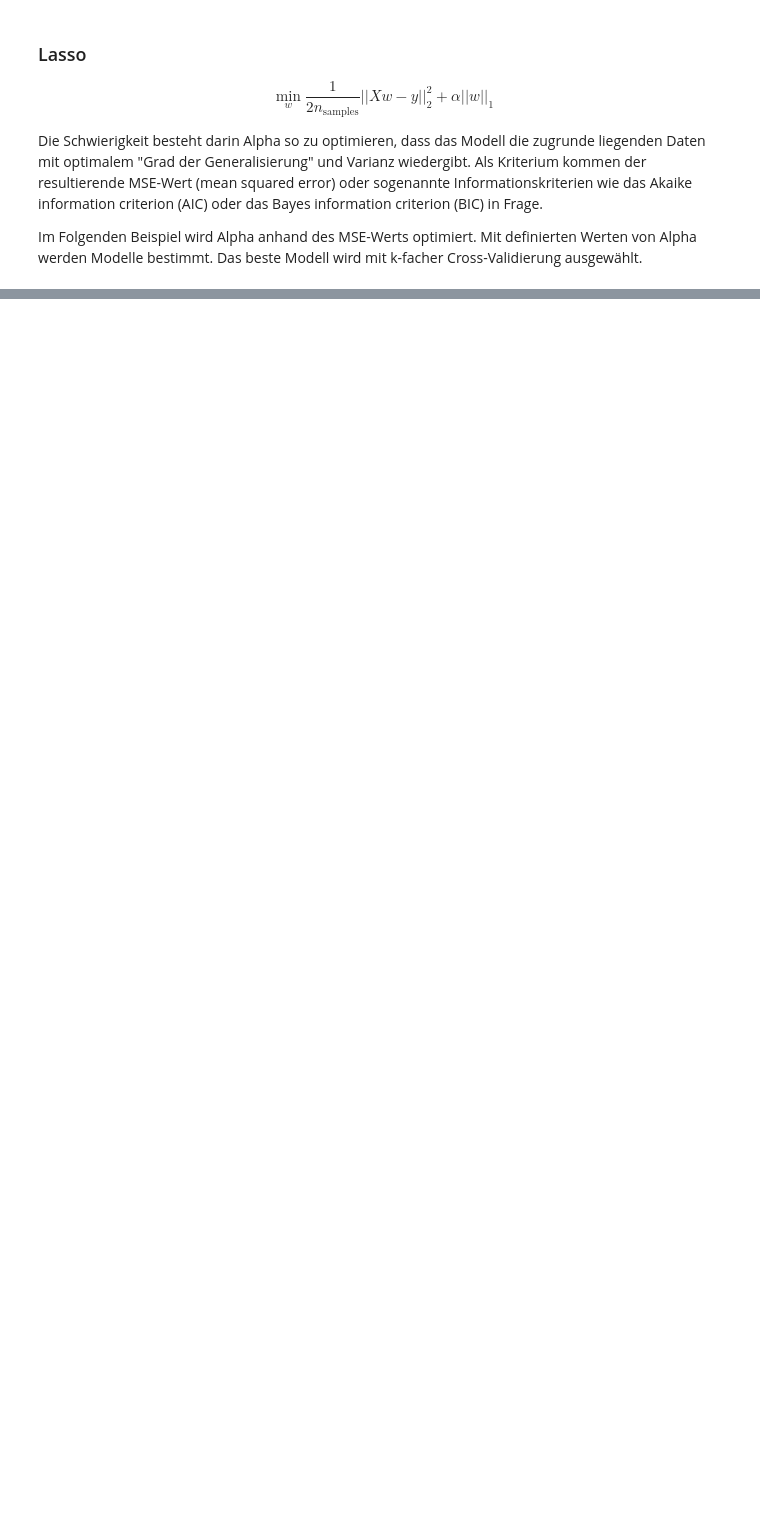
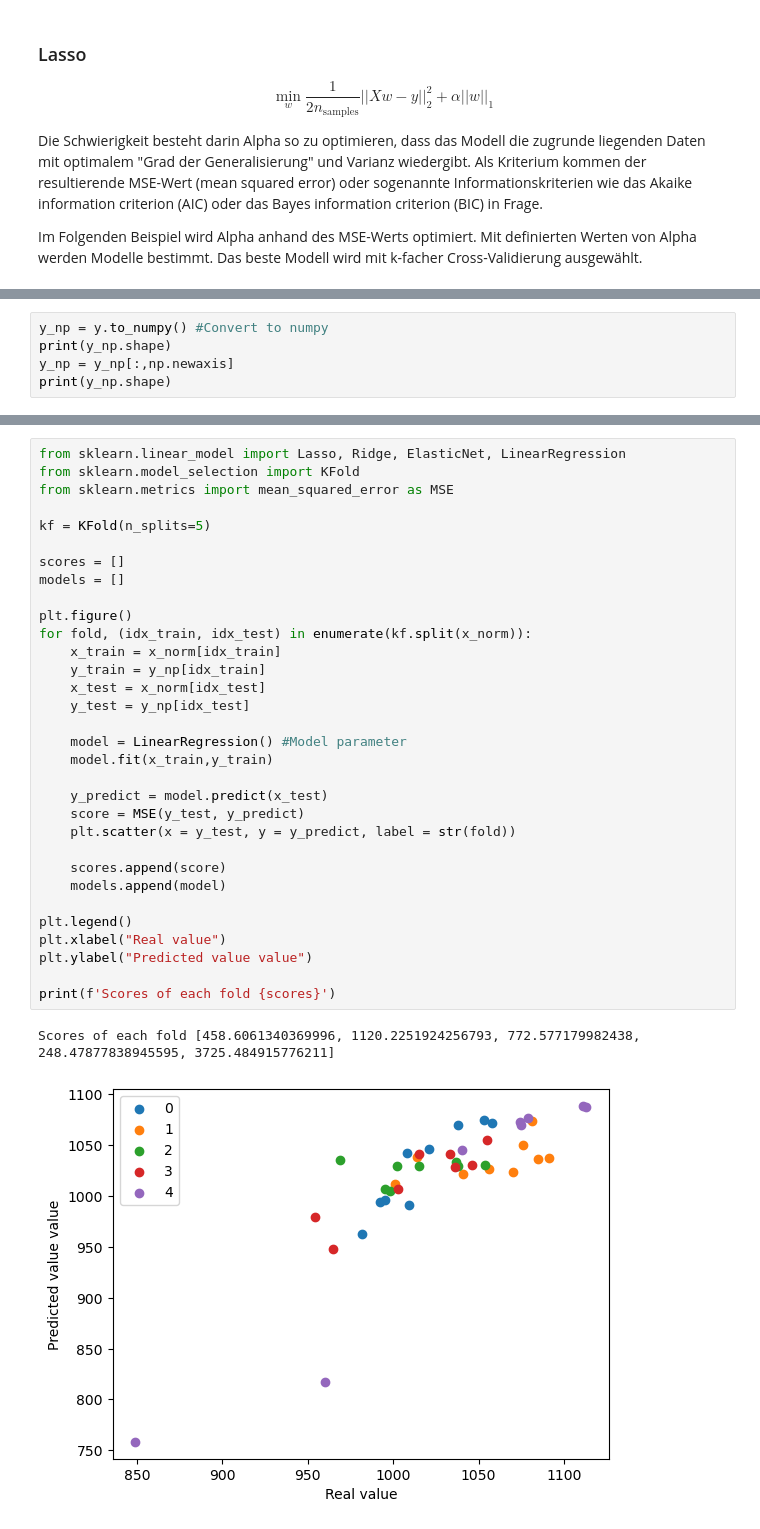
Before and after one commit to RHaeml/MM_ML_L1, a Jupyter notebook: MaschineLearning_Modell.ipynb, the cells around one changed output, grey strips where cells are left out. Saved outputs shown, nothing was run; the diff lists cells and outputs as text; blank space fills up the shorter version.

```diff
--- a/MaschineLearning_Modell.ipynb
+++ b/MaschineLearning_Modell.ipynb
@@ -229,0 +122,5 @@ plt.show()
+# %%
+y_np = y.to_numpy() #Convert to numpy
+print(y_np.shape)
+y_np = y_np[:,np.newaxis]
+print(y_np.shape)
@@ -229,0 +144,35 @@ plt.show()
+# %%
+from sklearn.linear_model import Lasso, Ridge, ElasticNet, LinearRegression
+from sklearn.model_selection import KFold
+from sklearn.metrics import mean_squared_error as MSE
+
+kf = KFold(n_splits=5)
+
+scores = []
+models = []
+
+plt.figure()
+for fold, (idx_train, idx_test) in enumerate(kf.split(x_norm)):
+    x_train = x_norm[idx_train]
+    y_train = y_np[idx_train]
+    x_test = x_norm[idx_test]
+    y_test = y_np[idx_test]
+
+    model = LinearRegression() #Model parameter
+    model.fit(x_train,y_train)
+
+    y_predict = model.predict(x_test)
+    score = MSE(y_test, y_predict)
+    plt.scatter(x = y_test, y = y_predict, label = str(fold))
+
+    scores.append(score)
+    models.append(model)
+
+plt.legend()
+plt.xlabel("Real value")
+plt.ylabel("Predicted value value")
+
+print(f'Scores of each fold {scores}')
+# %% [output]
+Scores of each fold [458.6061340369996, 1120.2251924256793, 772.577179982438, 248.47877838945595, 3725.484915776211]
+[figure, added]
```
Also changed, not shown: parts of 31 cells of this notebook, 1 other file.
